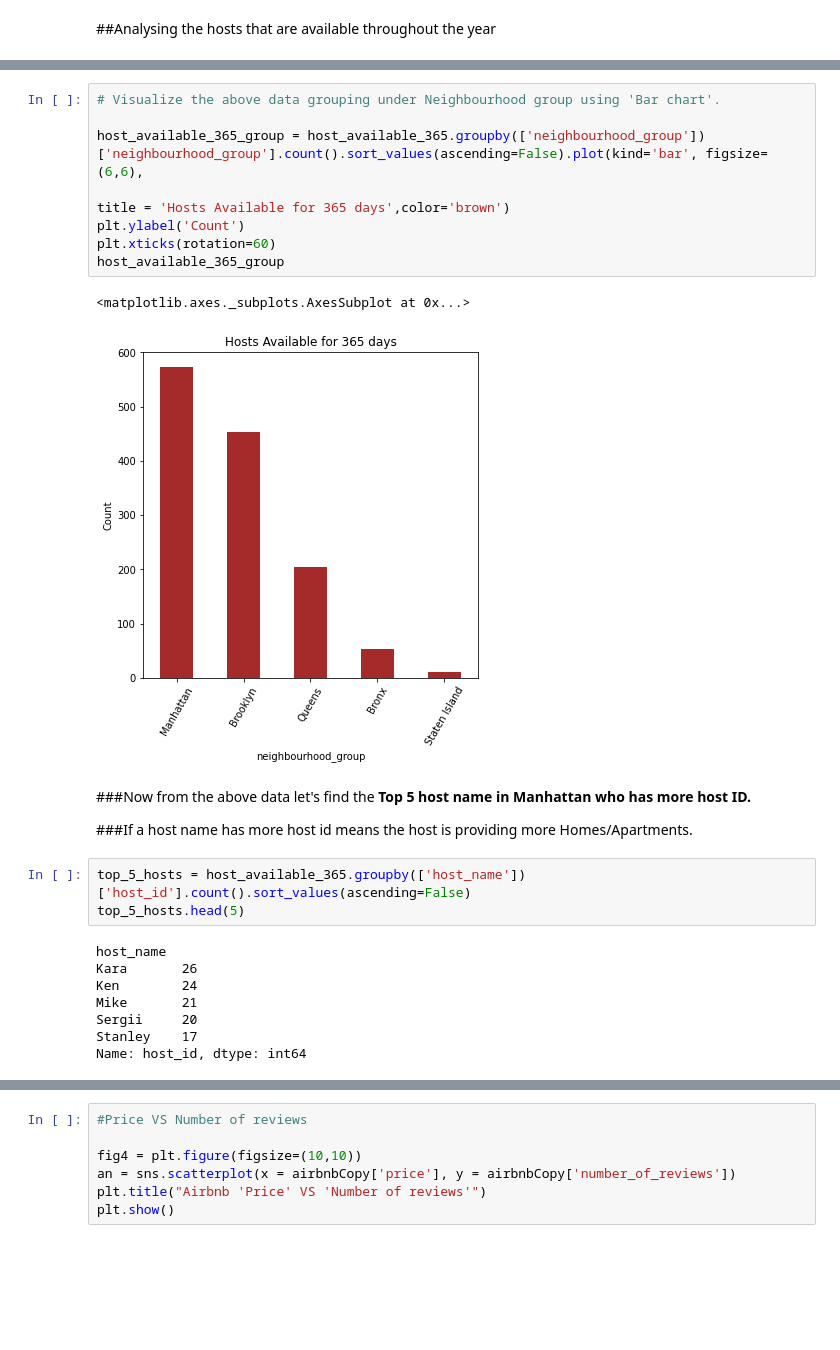
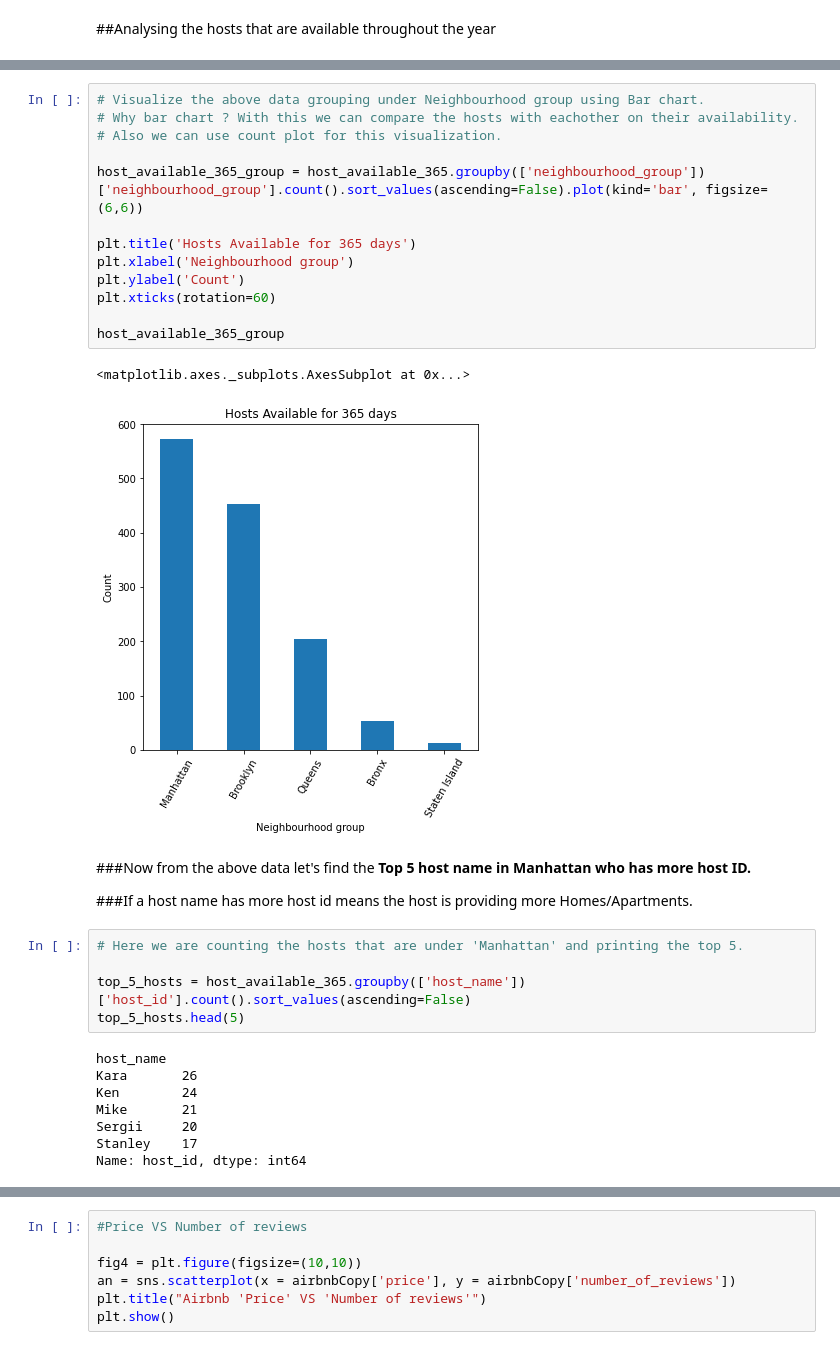
Before and after one commit to Mohamed-Harish-M-123/Capstone-Project-I, a Jupyter notebook: Airbnb_booking_analysis.ipynb, the cells around one changed output, grey strips where cells are left out. Drawn from its saved outputs; the diff is of its cells as text; blank space fills up the shorter version.

```diff
--- a/Airbnb_booking_analysis.ipynb
+++ b/Airbnb_booking_analysis.ipynb
@@ -344,21 +350,28 @@ host_available_365[['host_id', 'host_name', 'neighbourhood_group', 'neighbourhoo
 | 48887 | 208514239 | Melki | Brooklyn | Williamsburg | 365 |
 1295 rows × 5 columns
 # %%
-# Visualize the above data grouping under Neighbourhood group using 'Bar chart'.
+# Visualize the above data grouping under Neighbourhood group using Bar chart.
+# Why bar chart ? With this we can compare the hosts with eachother on their availability.
+# Also we can use count plot for this visualization.
 
-host_available_365_group = host_available_365.groupby(['neighbourhood_group'])['neighbourhood_group'].count().sort_values(ascending=False).plot(kind='bar', figsize=(6,6),
-                                                                                                      title = 'Hosts Available for 365 days',color='brown')
+host_available_365_group = host_available_365.groupby(['neighbourhood_group'])['neighbourhood_group'].count().sort_values(ascending=False).plot(kind='bar', figsize=(6,6))
+
+plt.title('Hosts Available for 365 days')
+plt.xlabel('Neighbourhood group')
 plt.ylabel('Count')
 plt.xticks(rotation=60)
+
 host_available_365_group
 # %% [output]
 <matplotlib.axes._subplots.AxesSubplot at 0x...>
-[figure, old version]
+[figure, new version]
 # %% [markdown]
 ###Now from the above data let's find the **Top 5 host name in Manhattan who has more host ID.**
 
 ###If a host name has more host id means the host is providing more Homes/Apartments.
 # %%
+# Here we are counting the hosts that are under 'Manhattan' and printing the top 5.
+
 top_5_hosts = host_available_365.groupby(['host_name'])['host_id'].count().sort_values(ascending=False)
 top_5_hosts.head(5)
 # %% [output]
```
Also changed, not shown: parts of 19 cells of this notebook.
